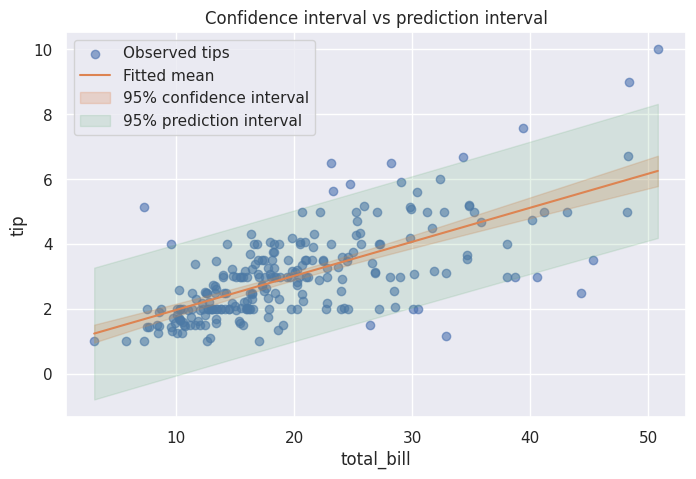
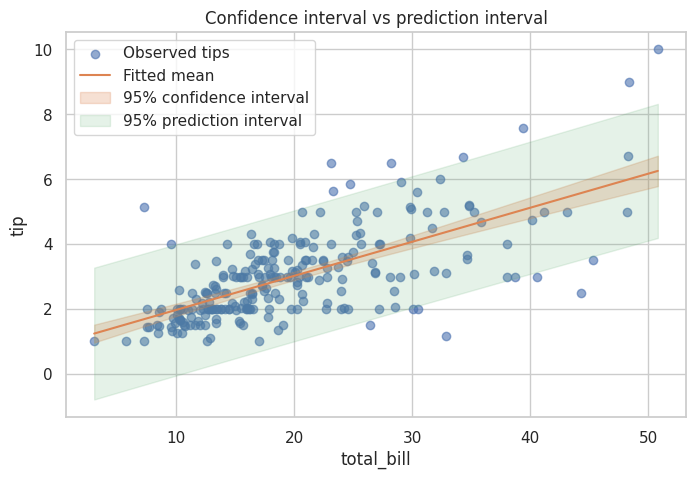
Code edit (unified diff) that turned the first committed figure into the second:
--- before
+++ after
@@ -1,3 +1,6 @@
 import statsmodels.formula.api as smf
+
+sns.set_style("whitegrid")
+sns.set_context("notebook")
 
 model = smf.ols("tip ~ total_bill", data=tips).fit()

Commit: [PY4DS] - Working with Seaborn (1)